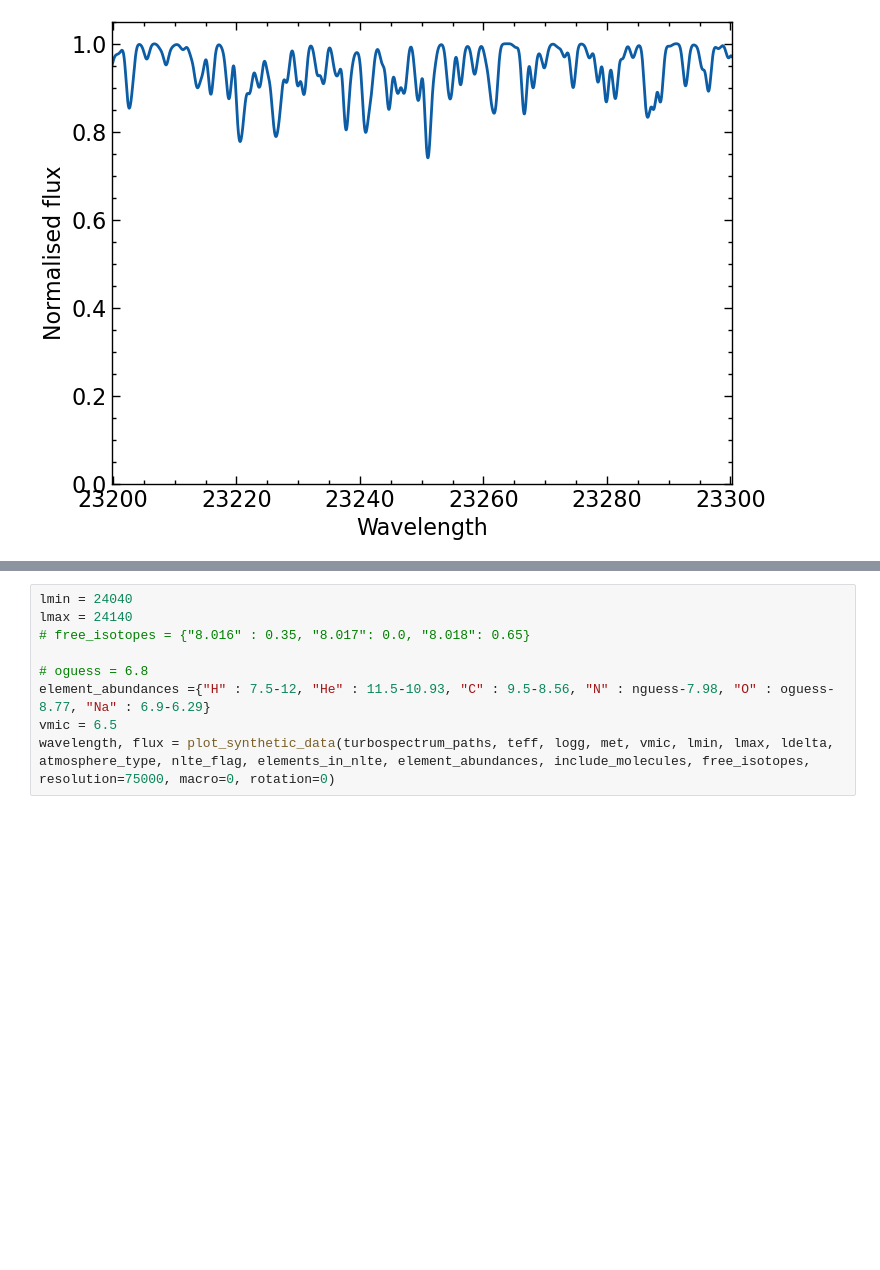
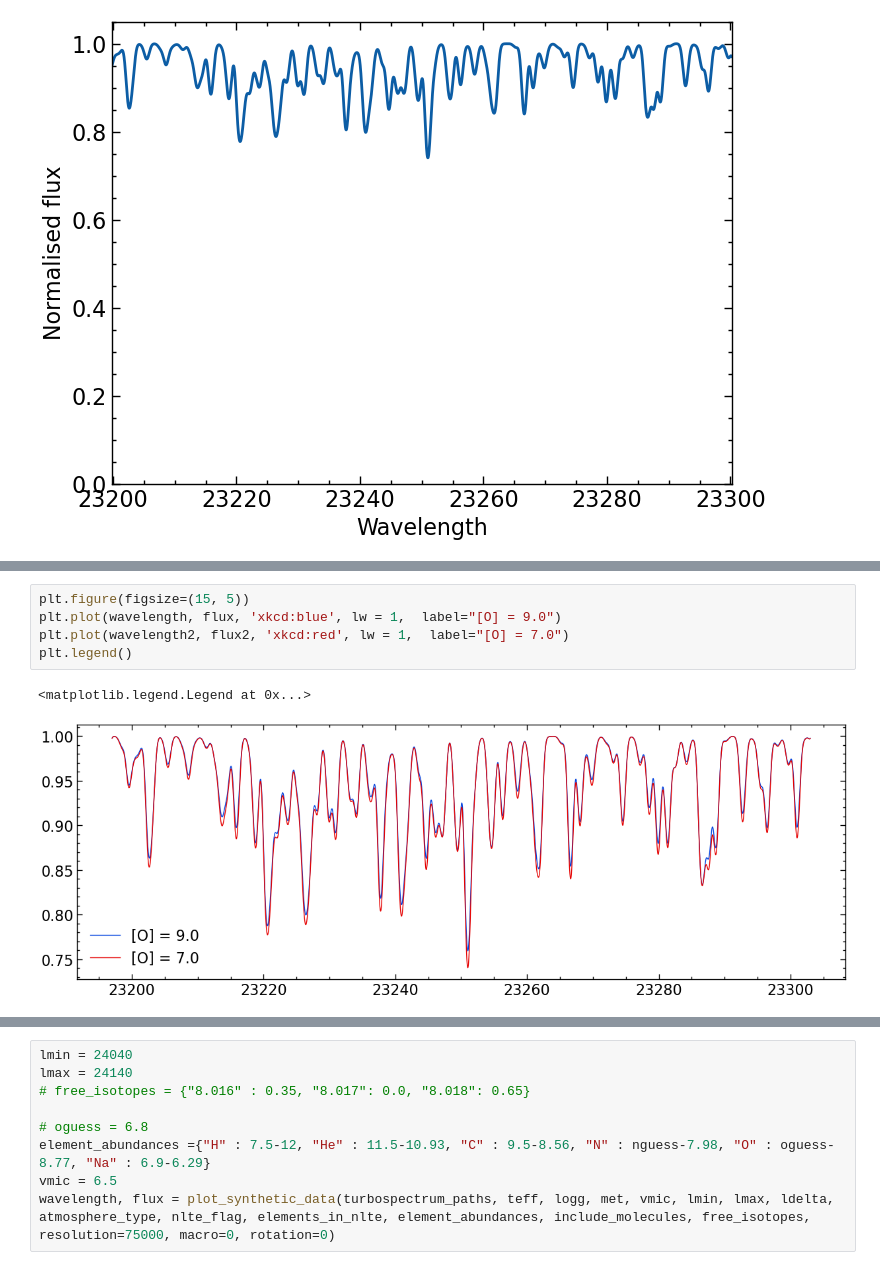
Before and after one commit to advaitmehla/TSFitPy, a Jupyter notebook: guess_nbs/A223.ipynb, the cells around one changed output, grey strips where cells are left out. Drawn from its saved outputs; the diff is of its cells as text; blank space fills up the shorter version.

```diff
--- a/guess_nbs/A223.ipynb
+++ b/guess_nbs/A223.ipynb
@@ -96,0 +120,8 @@ TS completed
+# %%
+plt.figure(figsize=(15, 5))
+plt.plot(wavelength, flux, 'xkcd:blue', lw = 1,  label="[O] = 9.0")
+plt.plot(wavelength2, flux2, 'xkcd:red', lw = 1,  label="[O] = 7.0")
+plt.legend()
+# %% [output]
+<matplotlib.legend.Legend at 0x...>
+[figure, added]
```
Also changed, not shown: parts of 9 cells of this notebook, 9 other files.
